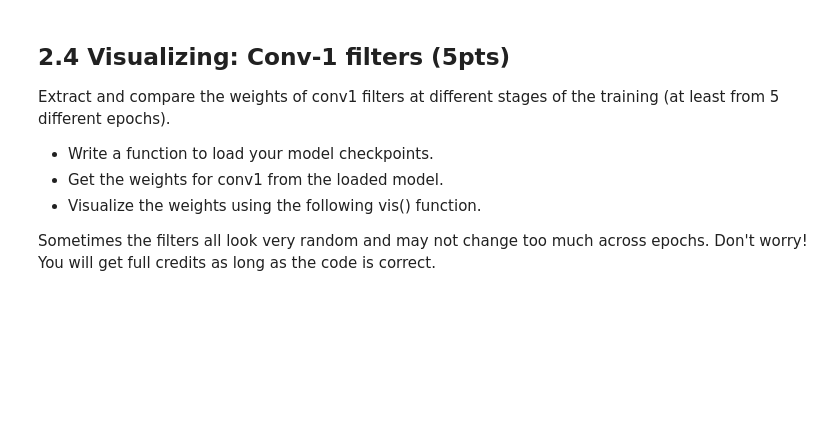
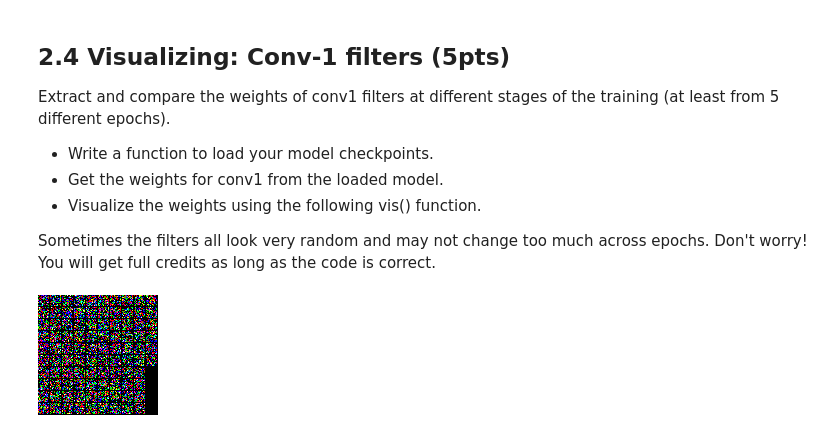
Before and after one commit to dhruvah/multi_label_classification, a Jupyter notebook: q2_caffenet_pascal.ipynb, the cells around one changed output. Drawn from its saved outputs; the diff is of its cells as text; code cells hidden in the pictures; blank space fills up the shorter version.

```diff
--- a/q2_caffenet_pascal.ipynb
+++ b/q2_caffenet_pascal.ipynb
@@ -99,10 +99,13 @@ class CaffeNet(nn.Module):
 
         flat_x = x.view(N, self.flat_dim)
         out = self.fc1(flat_x)
+        out = self.nonlinear(out)
         out = self.dropout(out)
 
         out = self.fc2(out)
+        out = self.nonlinear(out)
         out = self.dropout(out)
+
         out = self.fc3(out)
 
         return out
@@ -159,24 +187,32 @@ def vis(conv1):
     image = Image.fromarray(np.uint8((im-np.mean(im))/np.std(im)))
     # image.show()
     return image
+
+def model_checkpoints(model, model_name, epoch):
+    filename = 'checkpoint-{}-epoch{}.pth'.format(
+        model_name, epoch)
+    model.load_state_dict(torch.load(filename))
+    model.eval()
+
+    return model
 # %%
 # Write your code here to get the conv1 filters for each epoch
-conv1s = [np.random.randn(11, 11, 3, 96)]
-model_name = 'CaffeNet'
-
-model = CaffeNet()
-filename = 'checkpoint-{}-epoch{}.pth'.format(
-        model_name, 10)
-model.load_state_dict(torch.load(filename))
-model.eval()
-
-conv1 = model.conv1.weight.data.numpy()
-conv1 = conv1.transpose()
-vis(conv1)
-
+# conv1s = [np.random.randn(11, 11, 3, 96)]
 
 # For each epoch, use vis() to visualize the filters.
 # Before passing the weights into vis(), make sure it is an numpy array with shape (11, 11, 3, 96).
 # You may need torch.permute to reorganize the dimensions.
 # vis(conv1)
+
+model_name = 'CaffeNet'
+#Epoch 10
+
+model = CaffeNet()
+epoch = 10
+model = model_checkpoints(model, model_name, epoch)
+conv1 = model.conv1.weight.data.numpy()
+conv1 = conv1.T
+vis(conv1)
+# %% [output]
+[figure, added]
 # %%
```
Also changed, not shown: parts of 9 cells of this notebook, 9 other files.
